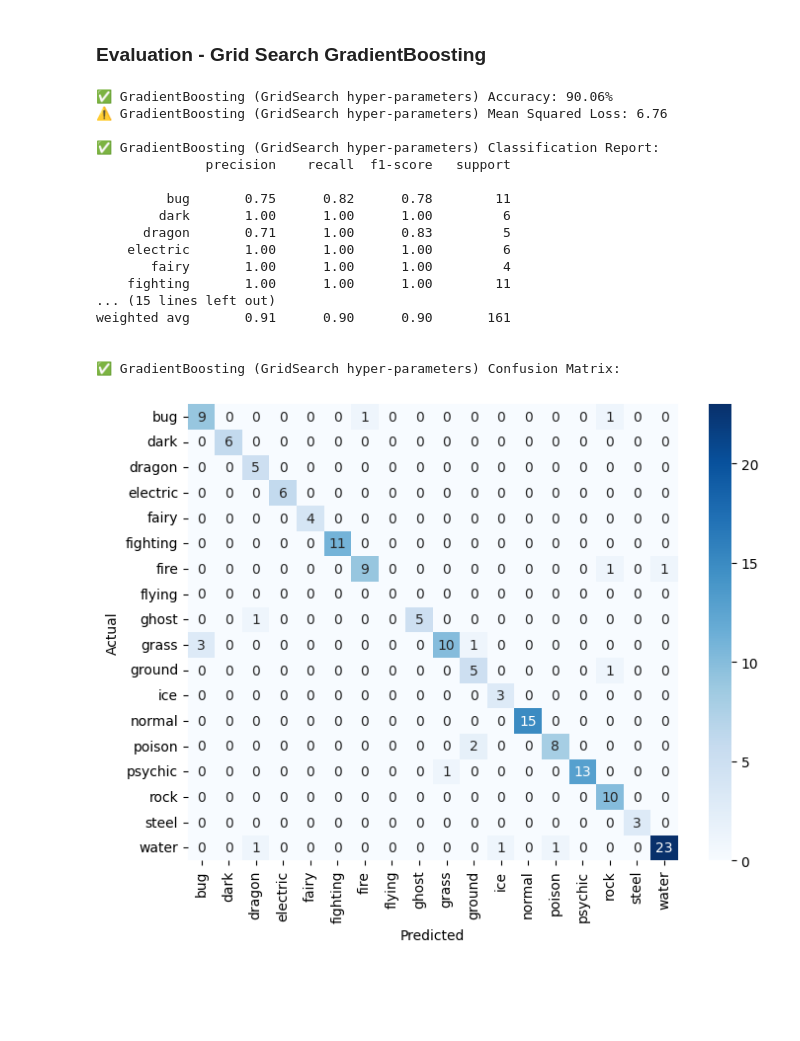
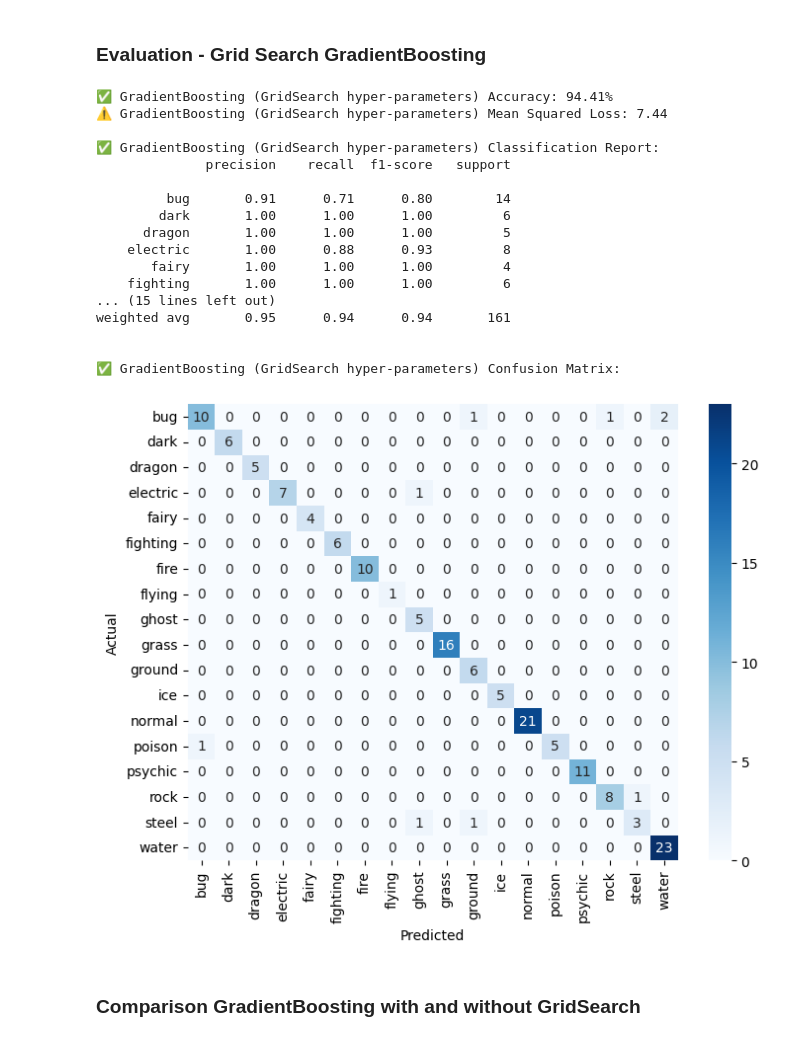
Before and after one commit to OrenChouraki06/projet-legendary-pokemon, a Jupyter notebook: type_pokemon_classification.ipynb, the cells around one changed output. Drawn from its saved outputs; the diff is of its cells as text; code cells hidden in the pictures; blank space fills up the shorter version.

Commit message:
add stratify in train_test_split for type classification

```diff
--- a/type_pokemon_classification.ipynb
+++ b/type_pokemon_classification.ipynb
@@ -48,7 +48,7 @@ random_seed = 42
 # ----------------------------------------------------------------------------------------
 # dataset constants
 # ----------------------------------------------------------------------------------------
-dataset_cvs_filename = "../dataset/pokemon.csv"
+dataset_cvs_filename = "dataset/pokemon.csv"
 dataset_cvs_delimiter_char = ','
 dataset_cvs_num_rows_read = None # specify 'None' if want to read whole file
 
@@ -509,9 +509,11 @@ print(f"    Categorical Features ({len(categorical_features)}): {categorical_fea
 ## Train / Test Split Pokemon Dataset
 # %%
 # split dataset into training and testing sets
+# use stratify to make sure that the distribution of the target variable is the same in both training and test sets
 X_train, X_test, y_train, y_test = train_test_split(X, y,
                                                     test_size=test_train_split_rate,
-                                                    random_state=test_train_split_random_state)
+                                                    random_state=test_train_split_random_state,
+                                                    stratify=y)
 
 print(f"✅ Training dataset contains {X_train.shape[0]} rows and {X_train.shape[1]} columns.")
 print(f"✅ Test dataset contains {X_test.shape[0]} rows and {X_test.shape[1]} columns.")
@@ -745,0 +749,8 @@ best_rf_pipeline = Pipeline(steps=[
+# %%
+# train best random forest pipeline
+best_rf_pipeline.fit(X_train, y_train_encoded)
+print(f"\n✅ Best Random Forest model has been trained using training dataset.")
+
+# predict best random forest pipeline
+y_pred_encoded = best_rf_pipeline.predict(X_test)
+print(f"\n✅ Best Random Forest prediction using test dataset completed.")
@@ -943,46 +1055,48 @@ print(f"\n✅ Best GradientBoosting prediction using test dataset completed.")
 y_test_encoded = label_encoder.transform(y_test)
 
 # Display accuracy score
-gboost_accuracy = accuracy_score(y_test_encoded, y_pred_encoded)
-print(f"✅ GradientBoosting (GridSearch hyper-parameters) Accuracy: {gboost_accuracy*100:.2f}%")
+best_gboost_accuracy = accuracy_score(y_test_encoded, y_pred_encoded)
+print(f"✅ GradientBoosting (GridSearch hyper-parameters) Accuracy: {best_gboost_accuracy*100:.2f}%")
 
 # Display mse loss
-gboost_mseloss = mean_squared_error(y_test_encoded, y_pred_encoded)
-print(f"⚠️ GradientBoosting (GridSearch hyper-parameters) Mean Squared Loss: {gboost_mseloss:.2f}")
+best_gboost_mseloss = mean_squared_error(y_test_encoded, y_pred_encoded)
+print(f"⚠️ GradientBoosting (GridSearch hyper-parameters) Mean Squared Loss: {best_gboost_mseloss:.2f}")
 
 # Display classification report
 print(f"\n✅ GradientBoosting (GridSearch hyper-parameters) Classification Report:")
 cr = classification_report(y_test_encoded, y_pred_encoded,
                            labels=range(len(label_encoder.classes_)),
                            target_names=label_encoder.classes_)
 print(cr)
 
 # Display confusion matrix
 print(f"\n✅ GradientBoosting (GridSearch hyper-parameters) Confusion Matrix:")
 cm = confusion_matrix(y_test_encoded, y_pred_encoded, labels=range(len(label_encoder.classes_)))
 plt.figure(figsize=(8, 6))
 sns.heatmap(cm, annot=True, fmt='d', cmap='Blues',
             xticklabels=label_encoder.classes_,
             yticklabels=label_encoder.classes_)
 plt.xlabel("Predicted")
 plt.ylabel("Actual")
 plt.show()
 # %% [output]
-✅ GradientBoosting (GridSearch hyper-parameters) Accuracy: 90.06%
-⚠️ GradientBoosting (GridSearch hyper-parameters) Mean Squared Loss: 6.76
+✅ GradientBoosting (GridSearch hyper-parameters) Accuracy: 94.41%
+⚠️ GradientBoosting (GridSearch hyper-parameters) Mean Squared Loss: 7.44
 
 ✅ GradientBoosting (GridSearch hyper-parameters) Classification Report:
               precision    recall  f1-score   support
 
-         bug       0.75      0.82      0.78        11
+         bug       0.91      0.71      0.80        14
         dark       1.00      1.00      1.00         6
-      dragon       0.71      1.00      0.83         5
-    electric       1.00      1.00      1.00         6
+      dragon       1.00      1.00      1.00         5
+    electric       1.00      0.88      0.93         8
        fairy       1.00      1.00      1.00         4
-    fighting       1.00      1.00      1.00        11
+    fighting       1.00      1.00      1.00         6
 ... (15 lines left out)
-weighted avg       0.91      0.90      0.90       161
+weighted avg       0.95      0.94      0.94       161
 
 
 ✅ GradientBoosting (GridSearch hyper-parameters) Confusion Matrix:
-[figure, old version]
+[figure, new version]
+# %% [markdown]
+### Comparison GradientBoosting with and without GridSearch
```
Also changed, not shown: parts of 14 cells of this notebook, 1 other file.
